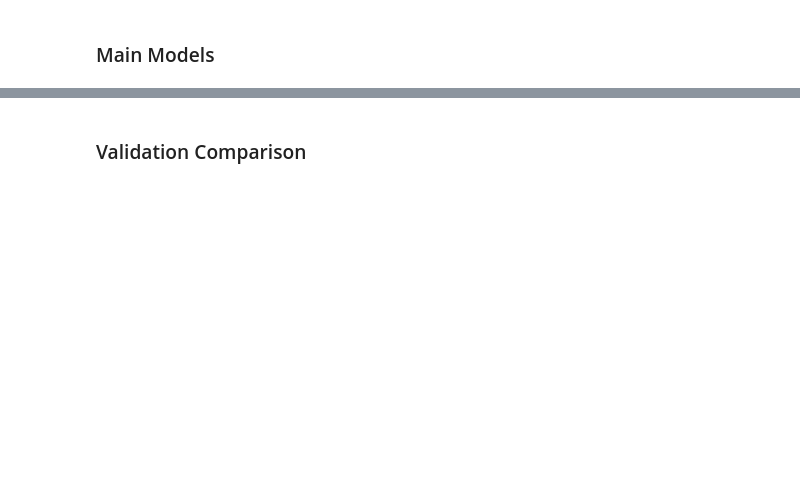
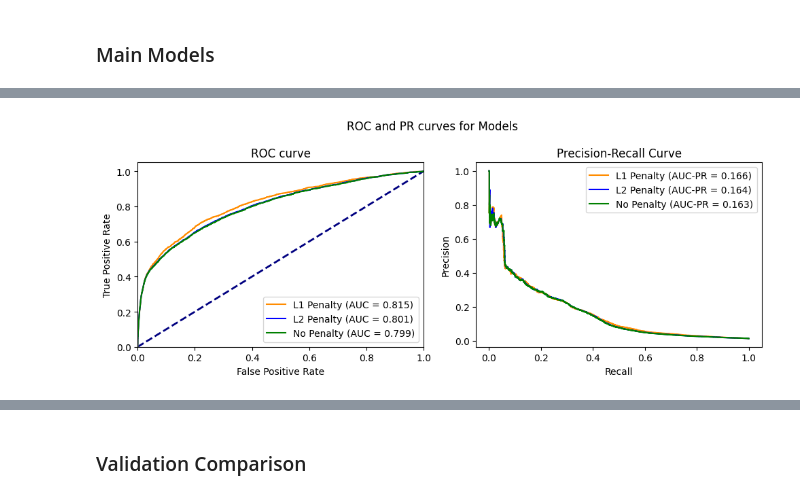
Before and after one commit to alvaro-dda/zrive-ds, a Jupyter notebook: src/module_3/assign_3.ipynb, the cells around one changed output, grey strips where cells are left out. Cells and saved outputs as stored; diff of their text form; code cells hidden in the pictures; blank space fills up the shorter version.

```diff
--- a/src/module_3/assign_3.ipynb
+++ b/src/module_3/assign_3.ipynb
@@ -36,3 +71,7 @@ memory usage: 593.4+ MB
+# %%
+df_train = df[df.order_date < df_val_index].drop(['order_date'], axis=1)
+df_val = df[df.order_date.between(df_val_index,df_test_index, inclusive='left')].drop(['order_date'], axis=1)
+df_test = df[df.order_date >= df_test_index].drop(['order_date'], axis=1)
 # %%
 print(len(df.vendor.value_counts()))
 print(len(df.product_type.value_counts()))
@@ -280,0 +166,11 @@ Best Threshold: 0.49994339123985077
+# %%
+# For validation Data
+
+list_train_probs = [grid_search_l1.predict_proba(df_test.loc[:,df_numeric_features])[:,1],
+                    grid_search_l2.predict_proba(df_test.loc[:,df_numeric_features])[:,1],
+                    grid_search_base.predict_proba(df_test.loc[:,df_numeric_features])[:,1]]
+
+labels = ['L1 Penalty','L2 Penalty','No Penalty']
+draw_roc_prc(df_test['outcome'], list_train_probs, labels)
+# %% [output]
+[figure, added]
```
Also changed, not shown: parts of 43 cells of this notebook, 6 other files.
